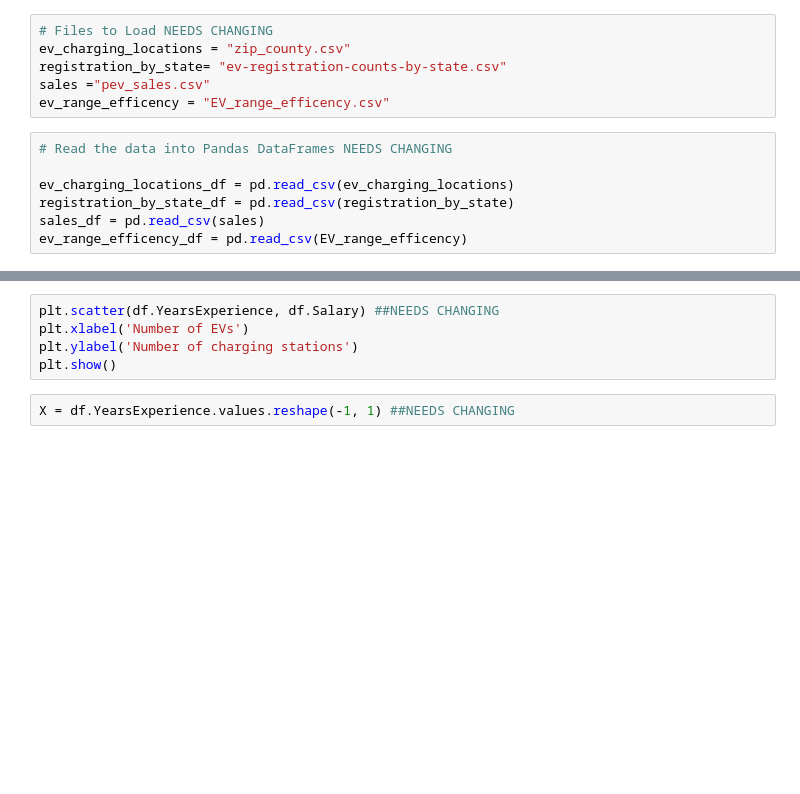
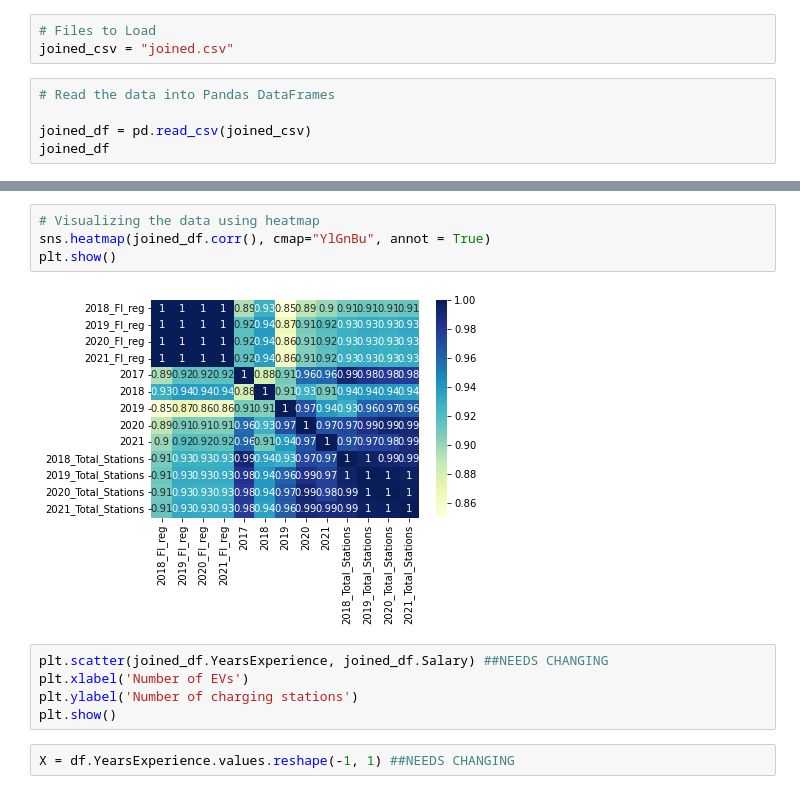
Before and after one commit to A-Klaber/project_fin, a Jupyter notebook: Project_Fin_ML_model.ipynb, the cells around one changed output, grey strips where cells are left out. Saved outputs shown, nothing was run; the diff lists cells and outputs as text; blank space fills up the shorter version.

```diff
--- a/Project_Fin_ML_model.ipynb
+++ b/Project_Fin_ML_model.ipynb
@@ -6,13 +7,8 @@ from sklearn.linear_model import LinearRegression
 # %%
-# Files to Load NEEDS CHANGING
-ev_charging_locations = "zip_county.csv"
-registration_by_state= "ev-registration-counts-by-state.csv"
-sales ="pev_sales.csv"
-ev_range_efficency = "EV_range_efficency.csv"
+# Files to Load
+joined_csv = "joined.csv"
 # %%
-# Read the data into Pandas DataFrames NEEDS CHANGING
+# Read the data into Pandas DataFrames
 
-ev_charging_locations_df = pd.read_csv(ev_charging_locations)
-registration_by_state_df = pd.read_csv(registration_by_state)
-sales_df = pd.read_csv(sales)
-ev_range_efficency_df = pd.read_csv(EV_range_efficency)
+joined_df = pd.read_csv(joined_csv)
+joined_df
@@ -19,5 +85,11 @@ ev_range_efficency_df = pd.read_csv(EV_range_efficency)
+# %%
+# Visualizing the data using heatmap
+sns.heatmap(joined_df.corr(), cmap="YlGnBu", annot = True)
+plt.show()
+# %% [output]
+[figure, added]
 # %%
-plt.scatter(df.YearsExperience, df.Salary) ##NEEDS CHANGING
+plt.scatter(joined_df.YearsExperience, joined_df.Salary) ##NEEDS CHANGING
 plt.xlabel('Number of EVs')
 plt.ylabel('Number of charging stations')
 plt.show()
```
Also changed, not shown: parts of 6 cells of this notebook.
